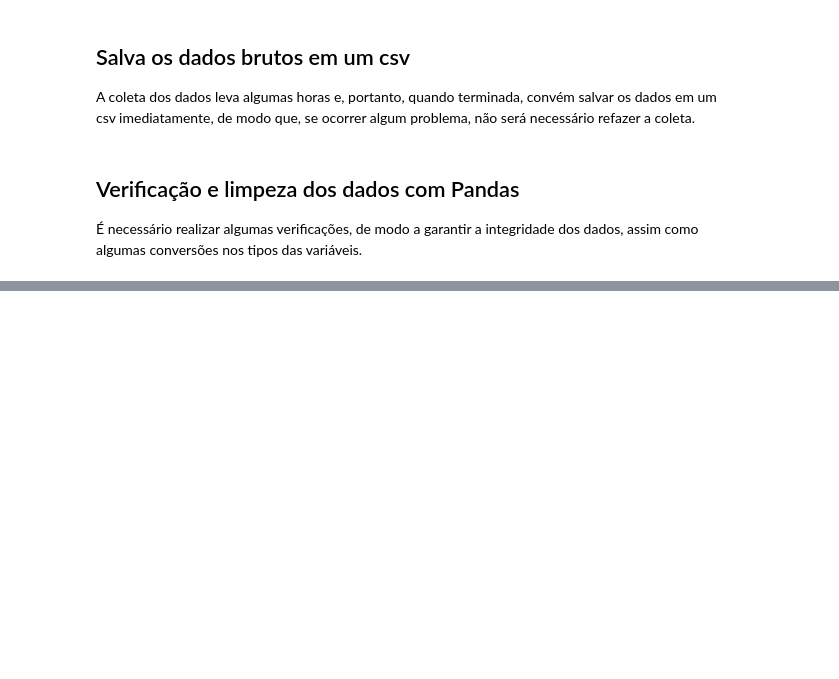
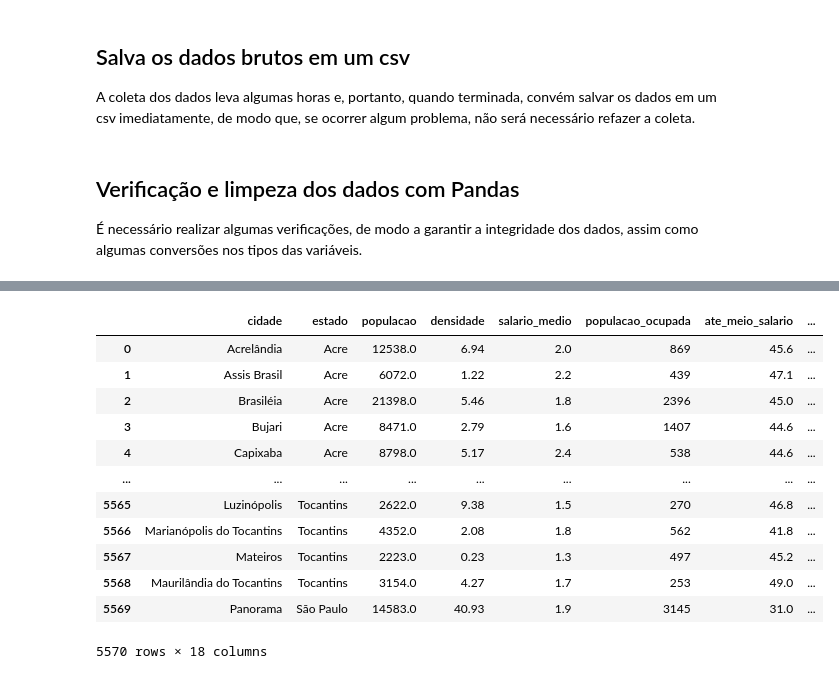
Before and after one commit to rfmf/ds_portfolio, a Jupyter notebook: Web Scraping/Dados Municipais do Ultimo Censo - IBGE/ibge-scrapper.ipynb, the cells around one changed output, grey strips where cells are left out. Drawn from its saved outputs; the diff is of its cells as text; code cells hidden in the pictures; blank space fills up the shorter version.

```diff
--- a/Web Scraping/Dados Municipais do Ultimo Censo - IBGE/ibge-scrapper.ipynb
+++ b/Web Scraping/Dados Municipais do Ultimo Censo - IBGE/ibge-scrapper.ipynb
@@ -180,0 +228,38 @@ with open('temp_data.csv', 'w', newline='') as output_file:
+# %%
+numeric_variables = [
+    'populacao',
+    'densidade',
+    'salario_medio',
+    'populacao_ocupada',
+    'ate_meio_salario',
+    'escolarizacao',
+    'pib',
+    'receitas_fontes_externas',
+    'receitas_total',
+    'despesas',
+    'mortalidade_infantil',
+    'internacoes_diarreia',
+    'area',
+    'esgotamento_sanitario',
+    'arborizacao',
+    'urbanizacao'
+]
+
+for variable in numeric_variables:
+    censo[variable] = pd.to_numeric(censo[variable], errors='coerce')
+# %%
+censo
+# %% [output]
+|  | cidade | estado | populacao | densidade | salario_medio | populacao_ocupada | ate_meio_salario | ... |
+| 0 | Acrelândia | Acre | 12538.0 | 6.94 | 2.0 | 869 | 45.6 | ... |
+| 1 | Assis Brasil | Acre | 6072.0 | 1.22 | 2.2 | 439 | 47.1 | ... |
+| 2 | Brasiléia | Acre | 21398.0 | 5.46 | 1.8 | 2396 | 45.0 | ... |
+| 3 | Bujari | Acre | 8471.0 | 2.79 | 1.6 | 1407 | 44.6 | ... |
+| 4 | Capixaba | Acre | 8798.0 | 5.17 | 2.4 | 538 | 44.6 | ... |
+| ... | ... | ... | ... | ... | ... | ... | ... | ... |
+| 5565 | Luzinópolis | Tocantins | 2622.0 | 9.38 | 1.5 | 270 | 46.8 | ... |
+| 5566 | Marianópolis do Tocantins | Tocantins | 4352.0 | 2.08 | 1.8 | 562 | 41.8 | ... |
+| 5567 | Mateiros | Tocantins | 2223.0 | 0.23 | 1.3 | 497 | 45.2 | ... |
+| 5568 | Maurilândia do Tocantins | Tocantins | 3154.0 | 4.27 | 1.7 | 253 | 49.0 | ... |
+| 5569 | Panorama | São Paulo | 14583.0 | 40.93 | 1.9 | 3145 | 31.0 | ... |
+5570 rows × 18 columns
```
Also changed, not shown: parts of 13 cells of this notebook, 2 other files.
